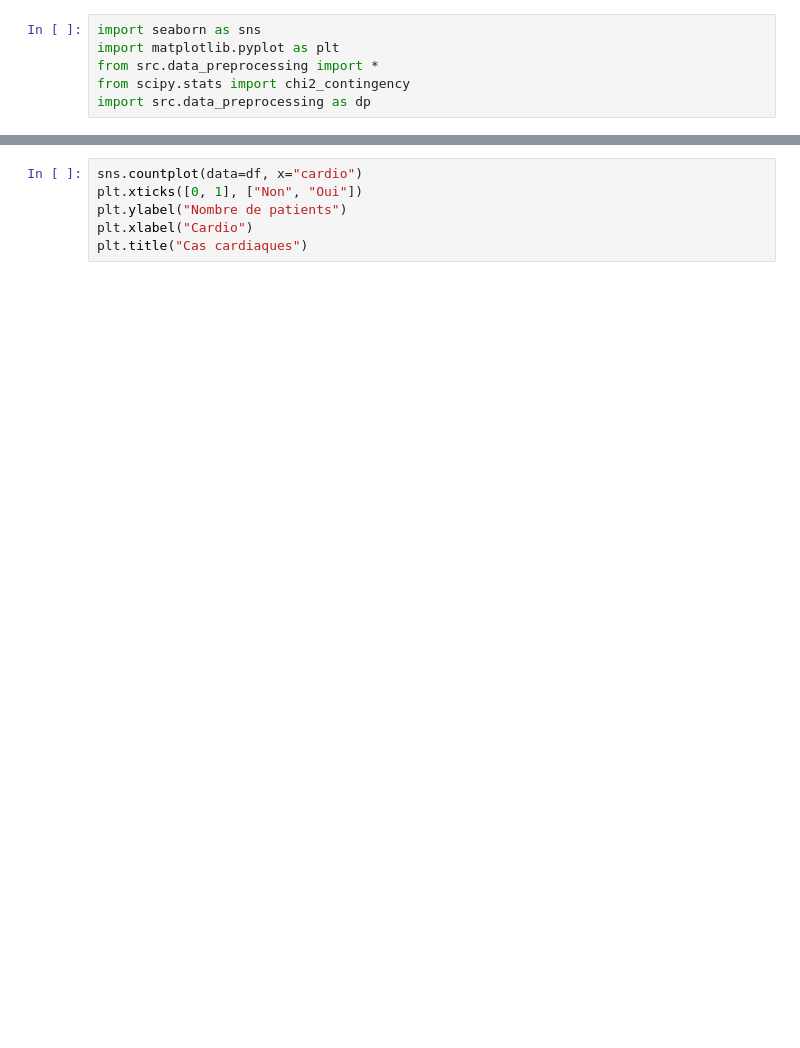
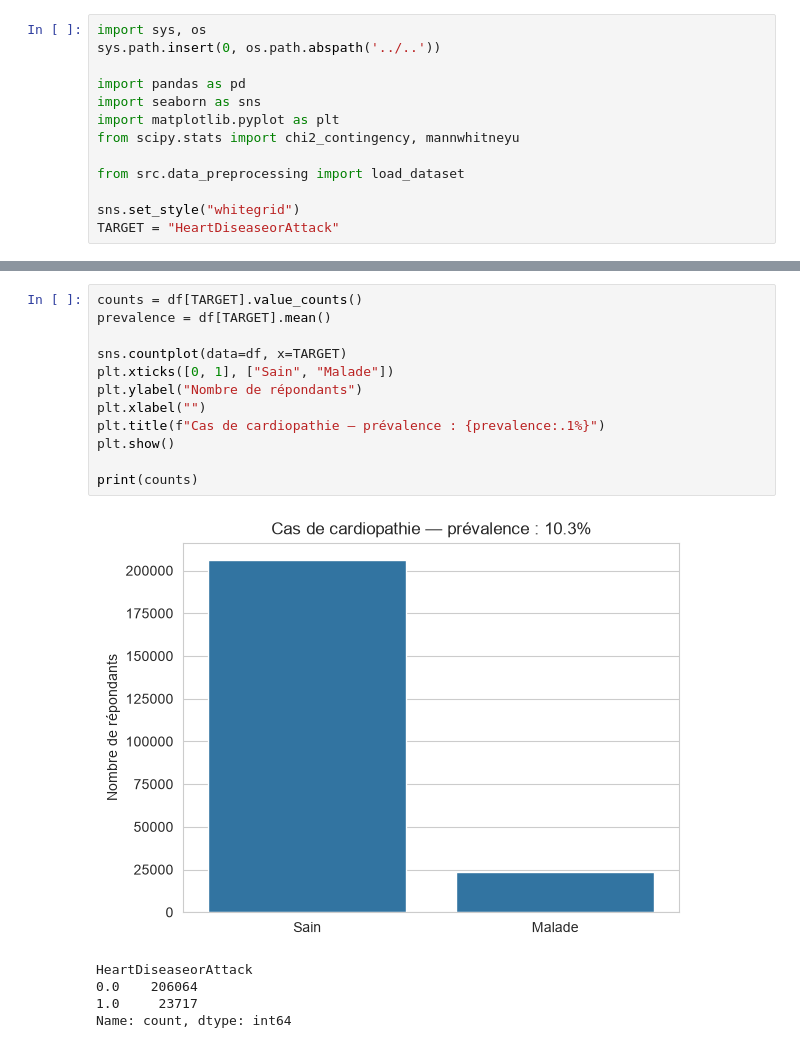
Before and after one commit to KANTIN-FAGN/cardiorisk_project, a Jupyter notebook: notebooks/heart_disease/02_eda.ipynb, the cells around one changed output, grey strips where cells are left out. Cells and saved outputs as stored; diff of their text form; blank space fills up the shorter version.

```diff
--- a/notebooks/heart_disease/02_eda.ipynb
+++ b/notebooks/heart_disease/02_eda.ipynb
@@ -1,8 +8,15 @@
 # %%
+import sys, os
+sys.path.insert(0, os.path.abspath('../..'))
+
+import pandas as pd
 import seaborn as sns
 import matplotlib.pyplot as plt
-from src.data_preprocessing import *
-from scipy.stats import chi2_contingency
-import src.data_preprocessing as dp
+from scipy.stats import chi2_contingency, mannwhitneyu
+
+from src.data_preprocessing import load_dataset
+
+sns.set_style("whitegrid")
+TARGET = "HeartDiseaseorAttack"
 # %%
 df = load_dataset('../../data/processed/heart_disease.csv', sep=',')
@@ -18,6 +40,18 @@ df.head()
 # %%
-sns.countplot(data=df, x="cardio")
-plt.xticks([0, 1], ["Non", "Oui"])
-plt.ylabel("Nombre de patients")
-plt.xlabel("Cardio")
-plt.title("Cas cardiaques")
+counts = df[TARGET].value_counts()
+prevalence = df[TARGET].mean()
+
+sns.countplot(data=df, x=TARGET)
+plt.xticks([0, 1], ["Sain", "Malade"])
+plt.ylabel("Nombre de répondants")
+plt.xlabel("")
+plt.title(f"Cas de cardiopathie — prévalence : {prevalence:.1%}")
+plt.show()
+
+print(counts)
+# %% [output]
+[figure, added]
+HeartDiseaseorAttack
+0.0    206064
+1.0     23717
+Name: count, dtype: int64
```
Also changed, not shown: parts of 14 cells of this notebook, 3 other files.
